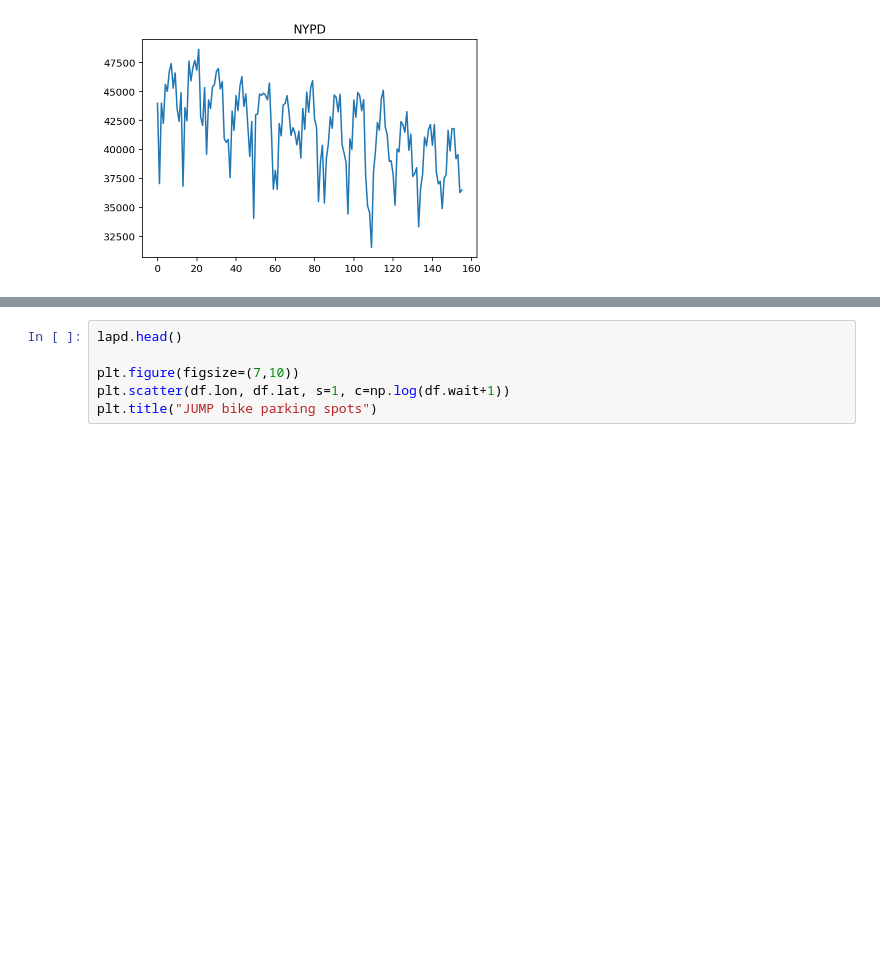
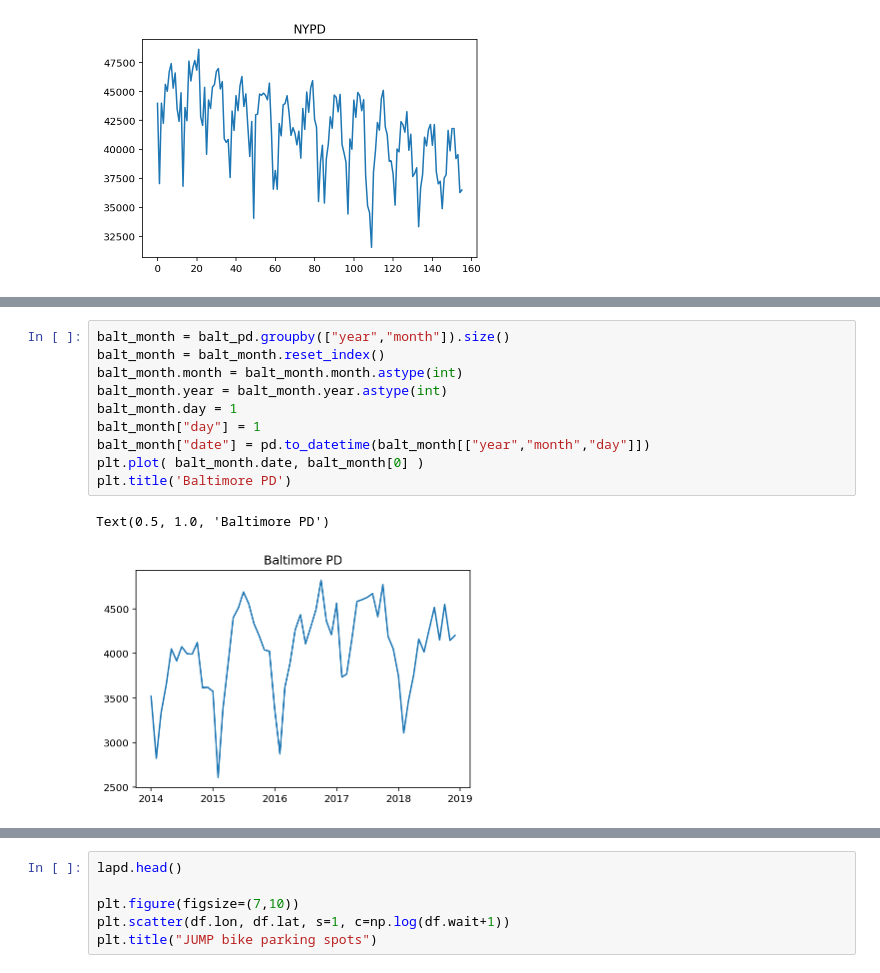
Before and after one commit to cho244/PoliceReports, a Jupyter notebook: Clearning.ipynb, the cells around one changed output, grey strips where cells are left out. Saved outputs shown, nothing was run; the diff lists cells and outputs as text; blank space fills up the shorter version.

```diff
--- a/Clearning.ipynb
+++ b/Clearning.ipynb
@@ -173,0 +213,13 @@ Text(0.5, 1.0, 'NYPD')
+# %%
+balt_month = balt_pd.groupby(["year","month"]).size()
+balt_month = balt_month.reset_index()
+balt_month.month = balt_month.month.astype(int)
+balt_month.year = balt_month.year.astype(int)
+balt_month.day = 1
+balt_month["day"] = 1
+balt_month["date"] = pd.to_datetime(balt_month[["year","month","day"]])
+plt.plot( balt_month.date, balt_month[0] )
+plt.title('Baltimore PD')
+# %% [output]
+Text(0.5, 1.0, 'Baltimore PD')
+[figure, added]
```
Also changed, not shown: parts of 31 cells of this notebook.
